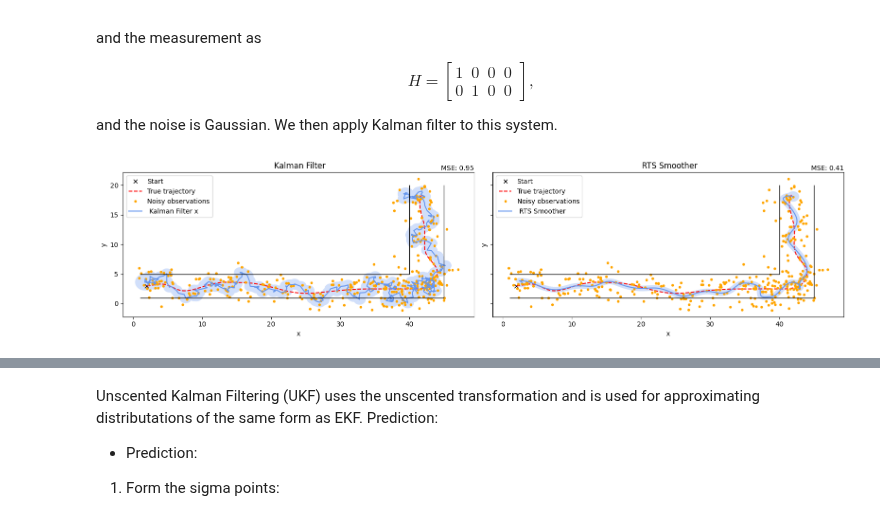
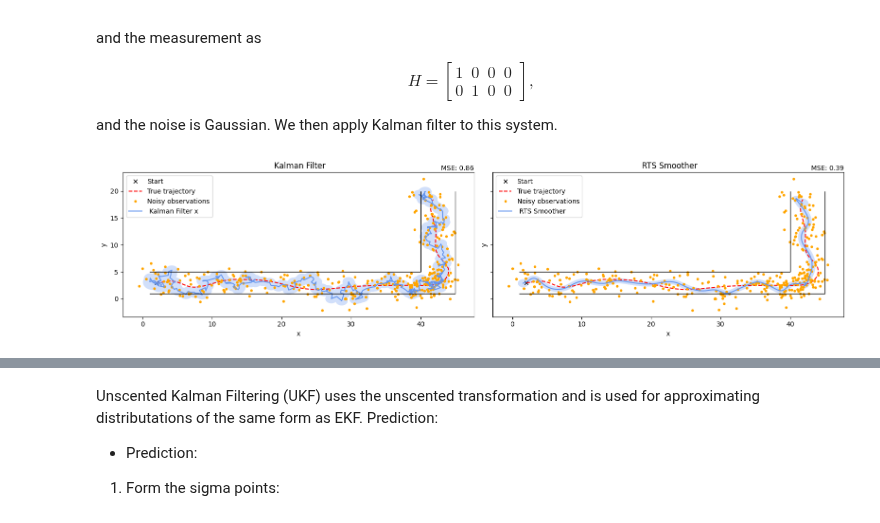
Before and after one commit to AndersGMadsen/bayesian-state-space-models, a Jupyter notebook: Bayesian_filtering_and_smoothing.ipynb, the cells around one changed output, grey strips where cells are left out. Drawn from its saved outputs; the diff is of its cells as text; code cells hidden in the pictures.

```diff
--- a/Bayesian_filtering_and_smoothing.ipynb
+++ b/Bayesian_filtering_and_smoothing.ipynb
@@ -111,15 +110,15 @@ $$
 
 and the noise is Gaussian. We then apply Kalman filter to this system.
 # %%
-system = CarTrajectoryLinear()
+system = StateSpaceModel()
 
 kalman_filter = KF(system.A, system.Q, system.H, system.R)
 state_estimates, cov_estimates = kalman_filter.filter(measurements)
 state_estimates_smoothed, cov_estimates_smoothed = kalman_filter.smoother(state_estimates, cov_estimates)
 
 visualize_filter_and_smoother(states, measurements, state_estimates, cov_estimates, state_estimates_smoothed, cov_estimates_smoothed)
 # %% [output]
-[figure, old version]
+[figure, new version]
 # %%
 kalman_animation_path = "animations/kalman_filter"
 kalman_animation = PlotAnimation(states, measurements, state_estimates, cov_estimates, state_estimates_smoothed, cov_estimates_smoothed, name=kalman_animation_path)
```
Also changed, not shown: parts of 16 cells of this notebook, 1 other file.
